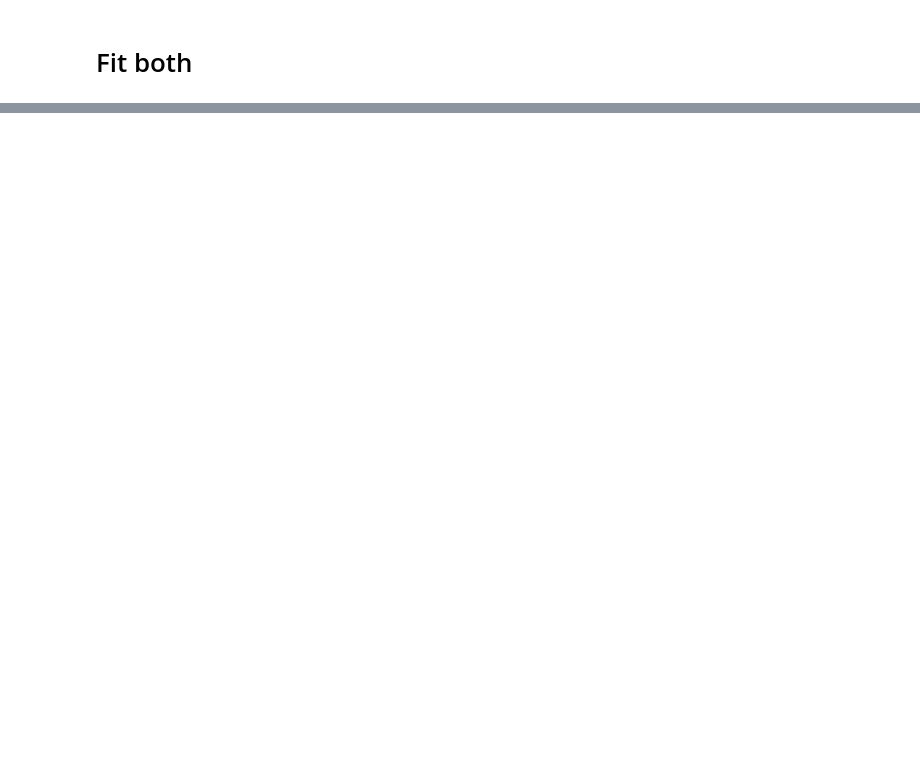
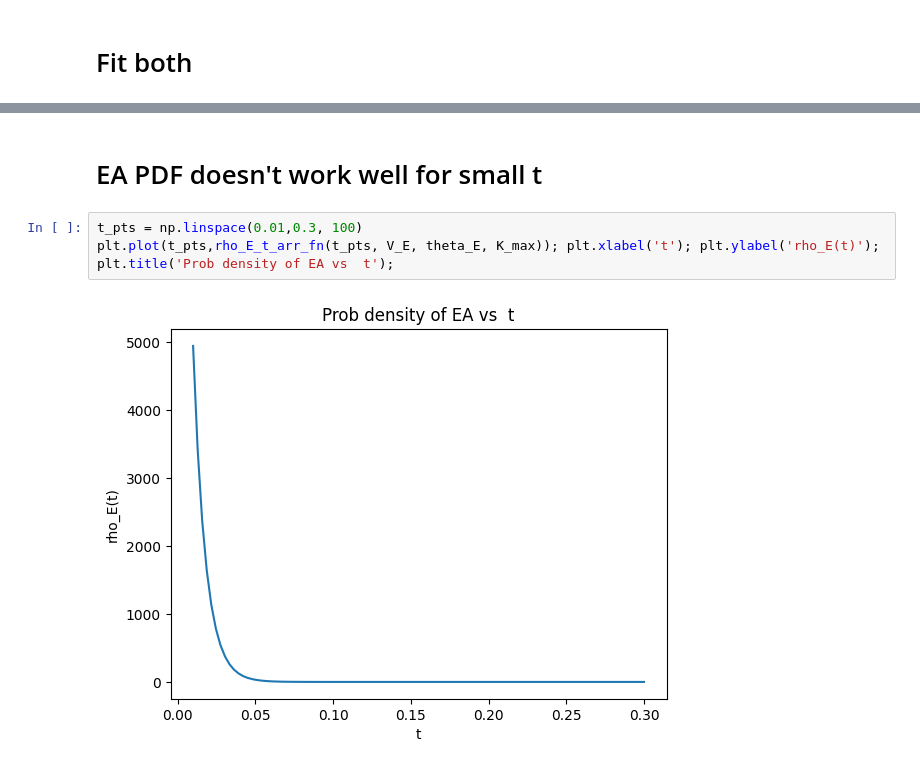
Before and after one commit to rakaar/ddm_codes, a Jupyter notebook: action_init_ddm/fitting_sim_data.ipynb, the cells around one changed output, grey strips where cells are left out. Saved outputs shown, nothing was run; the diff lists cells and outputs as text; blank space fills up the shorter version.

```diff
--- a/action_init_ddm/fitting_sim_data.ipynb
+++ b/action_init_ddm/fitting_sim_data.ipynb
@@ -97,0 +125,7 @@ plt.hist(RTs, density=True, bins=100);
+# %% [markdown]
+# EA PDF doesn't work well for small t
+# %%
+t_pts = np.linspace(0.01,0.3, 100)
+plt.plot(t_pts,rho_E_t_arr_fn(t_pts, V_E, theta_E, K_max)); plt.xlabel('t'); plt.ylabel('rho_E(t)'); plt.title('Prob density of EA vs  t');
+# %% [output]
+[figure, added]
```
Also changed, not shown: parts of 16 cells of this notebook, 1 other file.
